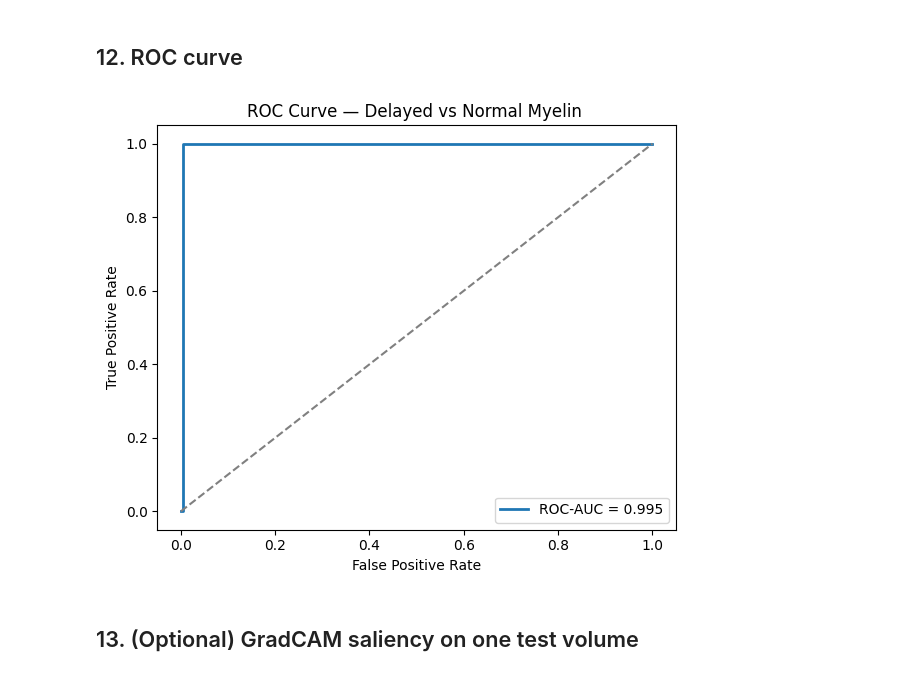
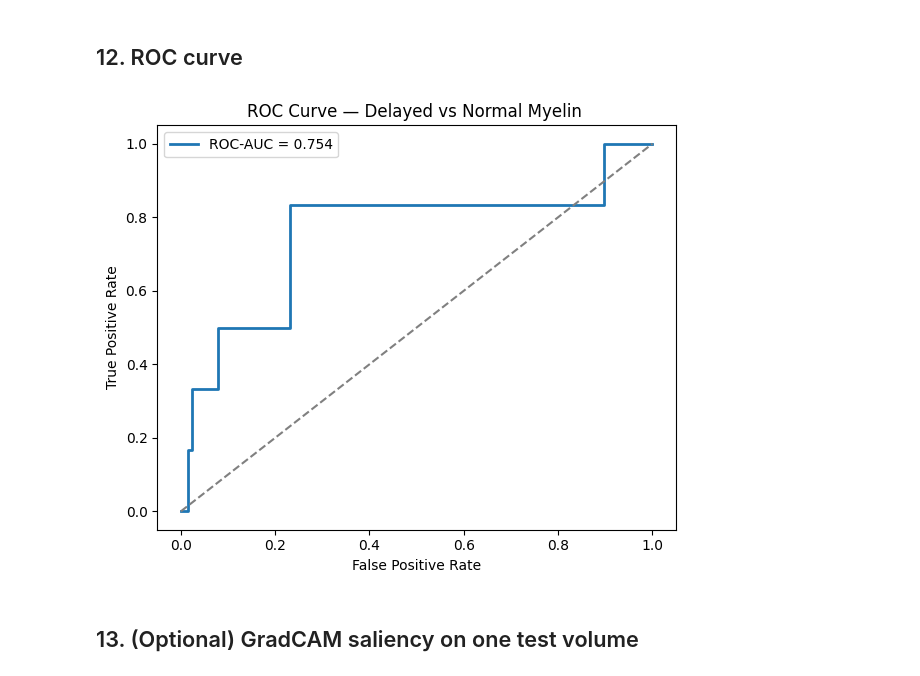
Before and after one commit to chrisampiah/Content, a Jupyter notebook: myelin_classifier_colab.ipynb, the cells around one changed output. Drawn from its saved outputs; the diff is of its cells as text; code cells hidden in the pictures.

```diff
--- a/myelin_classifier_colab.ipynb
+++ b/myelin_classifier_colab.ipynb
@@ -46,18 +70,25 @@ import pandas as pd
 import glob
 import os
 
-# Check if the zip file exists and unzip if it hasn't been already
 zip_file_path = os.path.join(DATA_DIR, "zenodo_upload_v2.zip")
-if os.path.exists(zip_file_path) and not glob.glob(f"{DATA_DIR}/**/*.csv", recursive=True):
+
+csv_files = glob.glob(f"{DATA_DIR}/**/*.csv", recursive=True)
+
+# Unzip only if needed
+if os.path.exists(zip_file_path) and len(csv_files) == 0:
     print(f"Unzipping {zip_file_path}...")
-    !unzip {zip_file_path} -d {DATA_DIR}
-    # It's good practice to remove the zip file after extraction if not needed
-    # os.remove(zip_file_path)
+    !unzip -q {zip_file_path} -d {DATA_DIR}
 
-meta_path = glob.glob(f"{DATA_DIR}/**/*.csv", recursive=True)[0]
+# Re-scan after extraction
+csv_files = glob.glob(f"{DATA_DIR}/**/*.csv", recursive=True)
 
-# Original code that caused the error (will be re-evaluated after inspection)
+if len(csv_files) == 0:
+    raise FileNotFoundError("No CSV file found after extraction!")
+
+meta_path = csv_files[0]
+
 df = pd.read_csv(meta_path, delimiter=';')
+
 print(df.shape)
 print(df.columns.tolist())
 df.head()
@@ -249,6 +375,7 @@ Name: count, dtype: int64
 ## 7. Model — 3D ResNet-18 (MONAI)
 # %%
 from monai.networks.nets import resnet18
+import torch
 
 device = torch.device('cuda' if torch.cuda.is_available() else 'cpu')
 print(f"Using device: {device}")
@@ -256,8 +383,9 @@ print(f"Using device: {device}")
 model = resnet18(
     pretrained=False,
     spatial_dims=3,
-    n_input_channels=2,   # T1w + T2w concatenated
-    num_classes=2
+    n_input_channels=2,   # T1w + T2w
+    num_classes=2,
+    norm='batch'
 ).to(device)
 
 print(f"Parameters: {sum(p.numel() for p in model.parameters()):,}")
@@ -440,22 +716,24 @@ ROC-AUC: 0.0048
 ## 12. ROC curve
 # %%
 from sklearn.metrics import roc_curve
+import matplotlib.pyplot as plt
+from sklearn.metrics import roc_auc_score
 
-fpr, tpr, _ = roc_curve(all_labels, new_pred)
-auc_score   = roc_auc_score(all_labels, new_pred)
+fpr, tpr, _ = roc_curve(all_labels, all_probs)
+auc_score   = roc_auc_score(all_labels, all_probs)
 
 plt.figure(figsize=(6, 5))
 plt.plot(fpr, tpr, lw=2, label=f'ROC-AUC = {auc_score:.3f}')
 plt.plot([0,1],[0,1],'--', color='gray')
 plt.xlabel('False Positive Rate')
 plt.ylabel('True Positive Rate')
 plt.title('ROC Curve — Delayed vs Normal Myelin ')
 plt.legend()
 plt.tight_layout()
 plt.savefig('/content/roc_curve_new_pred.png', dpi=120)
 plt.show()
 # %% [output]
-[figure, old version]
+[figure, new version]
 # %% [markdown]
 ## 13. (Optional) GradCAM saliency on one test volume
 # %%
```
Also changed, not shown: parts of 12 cells of this notebook.
